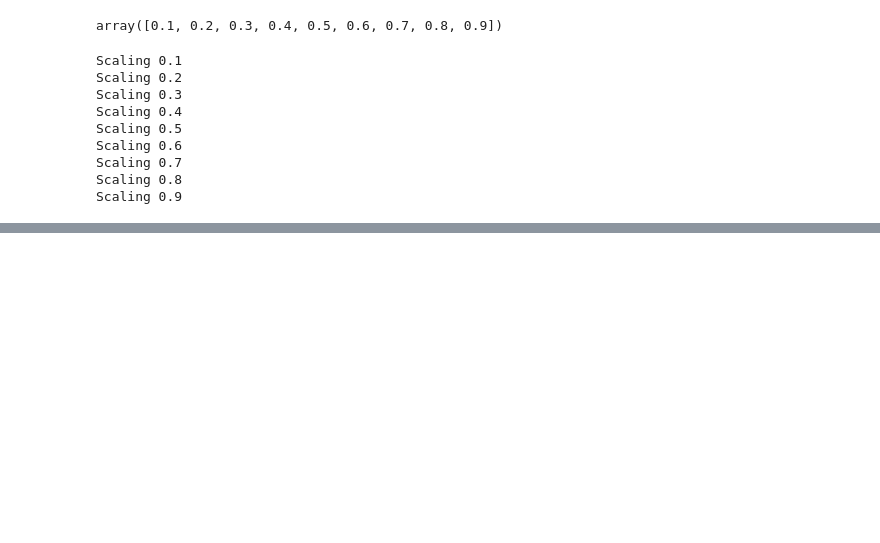
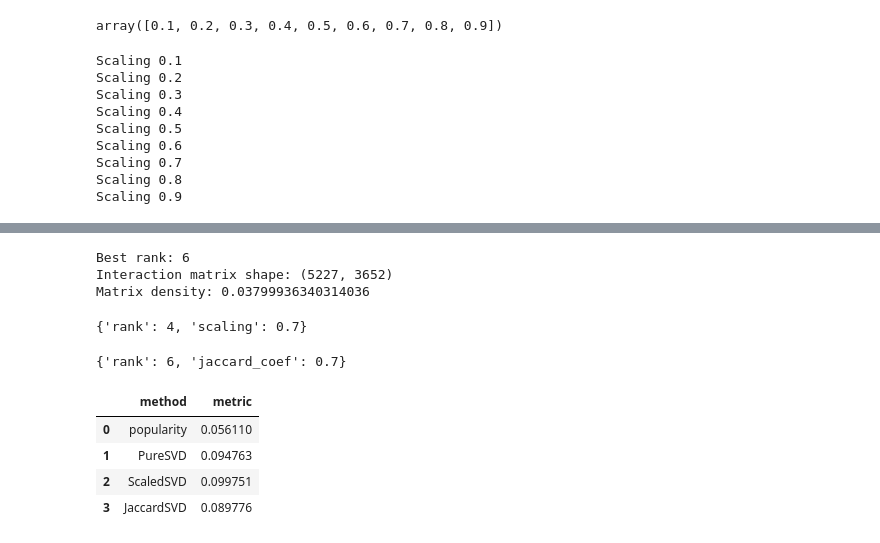
Before and after one commit to Dont-Care-Didnt-Ask/sequence-aware-similarity-for-recommendations, a Jupyter notebook: MovieLens.ipynb, the cells around one changed output, grey strips where cells are left out. Saved outputs shown, nothing was run; the diff lists cells and outputs as text; code cells hidden in the pictures; blank space fills up the shorter version.

```diff
--- a/MovieLens.ipynb
+++ b/MovieLens.ipynb
@@ -183,0 +305,59 @@ results.head()
+# %%
+best_rank = 6
+print("Best rank:", best_rank)
+
+model = build_svd_model({"rank": best_rank}, train, data_description)
+scores = svd_scoring(model, test, data_description)
+svd_recs = topn_recommendations(scores, topn)
+
+metric = model_evaluate(svd_recs, holdout, data_description, topn)
+
+grand_total.append(
+    {"method": "PureSVD", "metric": metric}
+)
+# %% [output]
+Best rank: 6
+Interaction matrix shape: (5227, 3652)
+Matrix density: 0.03799936340314036
+# %%
+best_config = {
+    "rank": 4, "scaling": 0.7,
+}
+print(best_config)
+
+model = build_scaled_svd_model(best_config, train, data_description)
+scores = svd_scoring(model, test, data_description)
+svd_recs = topn_recommendations(scores, topn)
+
+metric = model_evaluate(svd_recs, holdout, data_description, topn)
+
+grand_total.append(
+    {"method": "ScaledSVD", "metric": metric}
+)
+# %% [output]
+{'rank': 4, 'scaling': 0.7}
+# %%
+best_config = {
+    "rank": 6, "jaccard_coef": 0.7,
+}
+print(best_config)
+
+model = build_jaccard_svd_model(best_config, train, data_description)
+scores = svd_scoring(model, test, data_description)
+svd_recs = topn_recommendations(scores, topn)
+
+metric = model_evaluate(svd_recs, holdout, data_description, topn)
+
+grand_total.append(
+    {"method": "JaccardSVD", "metric": metric}
+)
+# %% [output]
+{'rank': 6, 'jaccard_coef': 0.7}
+# %%
+pd.DataFrame(grand_total)
+# %% [output]
+|  | method | metric |
+| 0 | popularity | 0.056110 |
+| 1 | PureSVD | 0.094763 |
+| 2 | ScaledSVD | 0.099751 |
+| 3 | JaccardSVD | 0.089776 |
```
Also changed, not shown: parts of 17 cells of this notebook.
